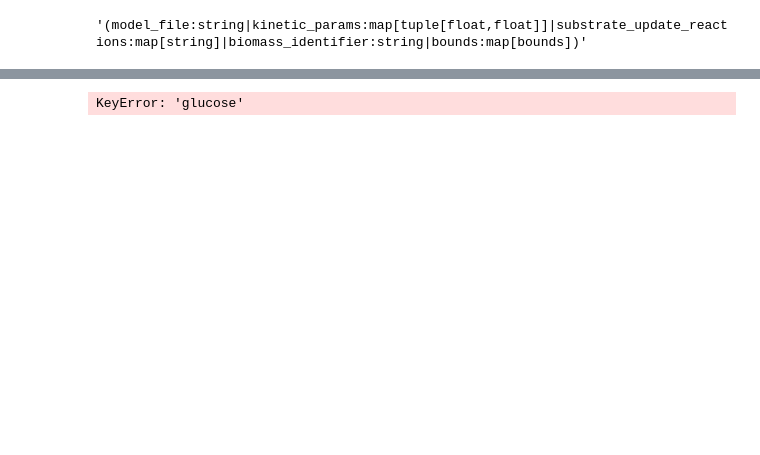
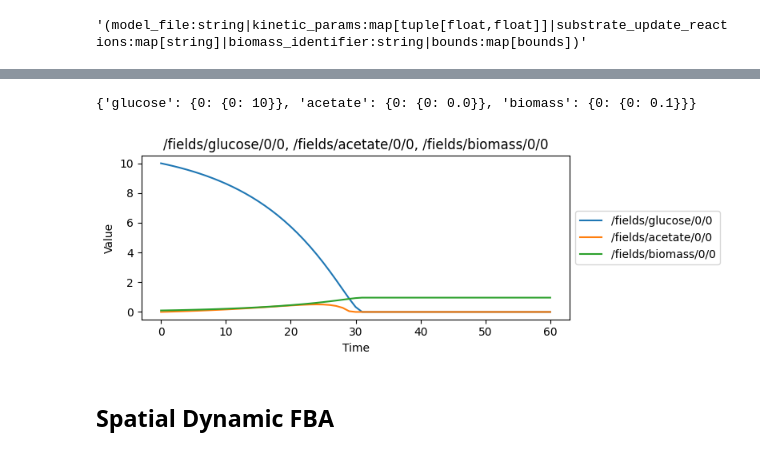
Before and after one commit to vivarium-collective/spatio-flux, a Jupyter notebook: demo/build_comets.ipynb, the cells around one changed output, grey strips where cells are left out. Cells and saved outputs as stored; diff of their text form; code cells hidden in the pictures; blank space fills up the shorter version.

Commit message:
working build_path

```diff
--- a/demo/build_comets.ipynb
+++ b/demo/build_comets.ipynb
@@ -41,18 +62,7 @@ v.process_schema('DynamicFBA')
 # add a dynamic FBA process called 'dFBA'
 v.add_process(name="dFBA",
               process_id="DynamicFBA",
-              config={
-                "model_file": "textbook",
-                "kinetic_params": {
-                    "glucose": (0.5, 1),
-                    "acetate": (0.5, 2)},
-                "substrate_update_reactions": {
-                    "glucose": "EX_glc__D_e",
-                    "acetate": "EX_ac_e"},
-                "biomass_identifier": "biomass",
-                "bounds": {
-                    "EX_o2_e": {"lower": -2, "upper": None},
-                    "ATPM": {"lower": 1, "upper": 1}}},
+              config=dfba_config,
               )
 v.diagram(dpi='70')
 # %% [output]
@@ -98,7 +105,25 @@ v.diagram(dpi='70')
+# %%
+v.set_value(path = ['fields', 'glucose', 0, 0], value=10)
+v.set_value(path = ['fields', 'biomass', 0, 0], value=0.1)
+field = v.get_value(['fields'])
+print(field)
+# %% [output]
+{'glucose': {0: {0: 10}}, 'acetate': {0: {0: 0.0}}, 'biomass': {0: {0: 0.1}}}
 # %%
 # run the simulation for 10 time units
-v.run(interval=10)
+v.run(interval=60)
-# %% [output]
-KeyError: 'glucose'
 # %%
-v.plot_timeseries()
+v.plot_timeseries(
+    subplot_size=(8, 3),
+    combined_vars=[
+        [
+            '/fields/glucose/0/0',
+            '/fields/acetate/0/0',
+            '/fields/biomass/0/0'
+        ]
+    ]
+)
+# %% [output]
+[figure, added]
+# %% [markdown]
+## Spatial Dynamic FBA
```
Also changed, not shown: parts of 14 cells of this notebook, 3 other files.
